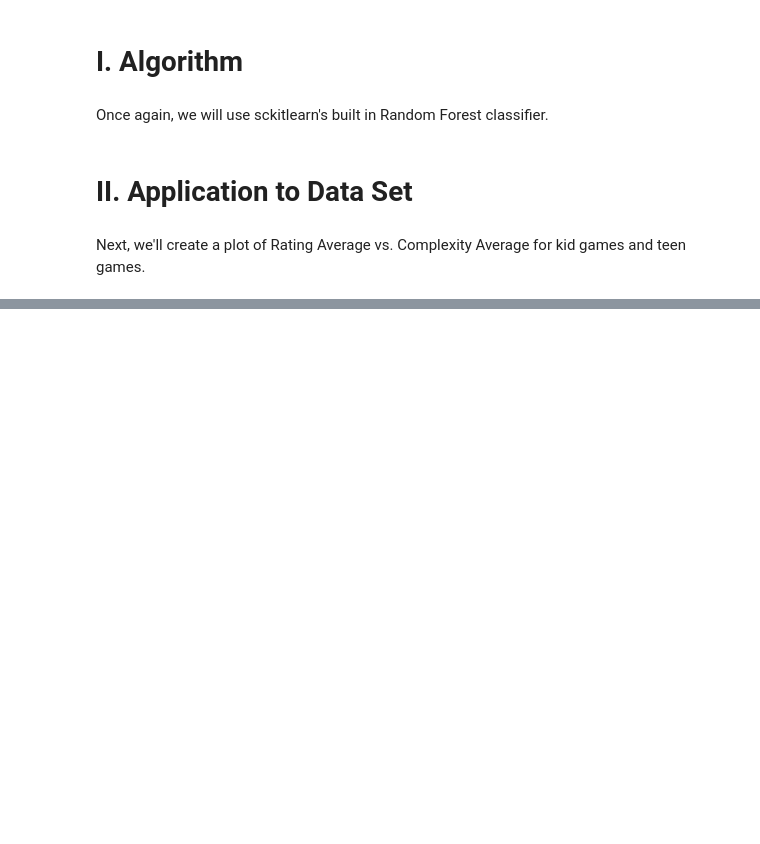
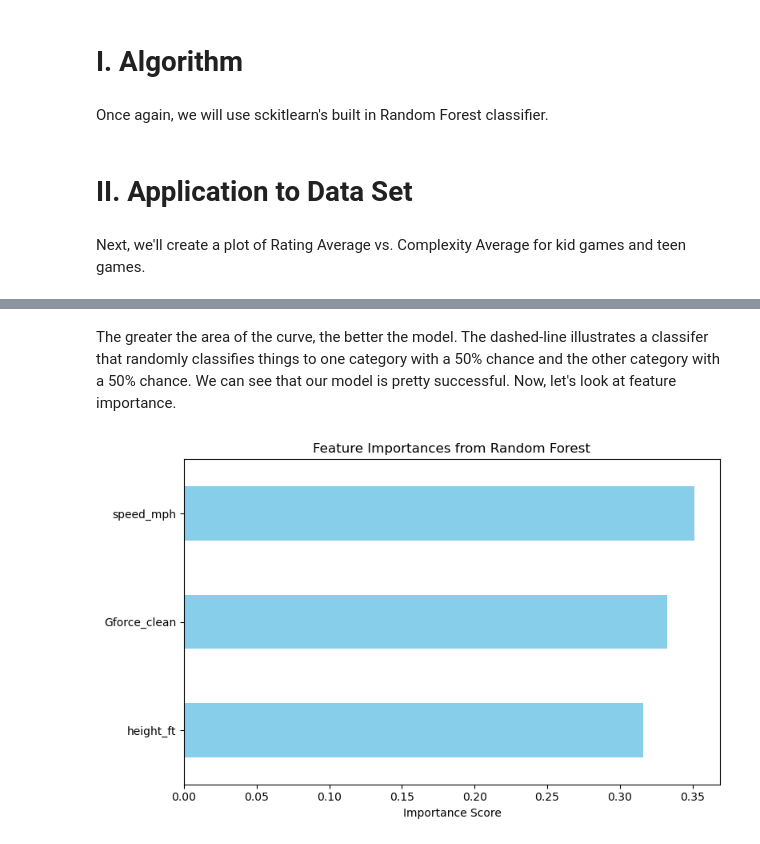
Before and after one commit to legendschwab/cmor438individual, a Jupyter notebook: Supervised Machine Learning/7. Random Forests/randomforestscmor438.ipynb, the cells around one changed output, grey strips where cells are left out. Saved outputs shown, nothing was run; the diff lists cells and outputs as text; code cells hidden in the pictures; blank space fills up the shorter version.

```diff
--- a/Supervised Machine Learning/7. Random Forests/randomforestscmor438.ipynb
+++ b/Supervised Machine Learning/7. Random Forests/randomforestscmor438.ipynb
@@ -84,0 +121,20 @@ weighted avg       0.50      0.50      0.50        20
+# %% [markdown]
+The greater the area of the curve, the better the model. The dashed-line illustrates a classifer that randomly classifies things to one category with a 50% chance and the other category with a 50% chance. We can see that our model is pretty successful. Now, let's look at feature importance.
+# %%
+# Get feature importances
+importances = clf.feature_importances_
+feature_names = X.columns
+
+# Create a DataFrame
+feat_importances = pd.Series(importances, index=feature_names)
+feat_importances = feat_importances.sort_values(ascending=True)
+
+# Plot
+plt.figure(figsize=(8, 5))
+feat_importances.plot(kind='barh', color='skyblue')
+plt.title('Feature Importances from Random Forest')
+plt.xlabel('Importance Score')
+plt.tight_layout()
+plt.show()
+# %% [output]
+[figure, added]
```
Also changed, not shown: parts of 15 cells of this notebook, 1 other file.
